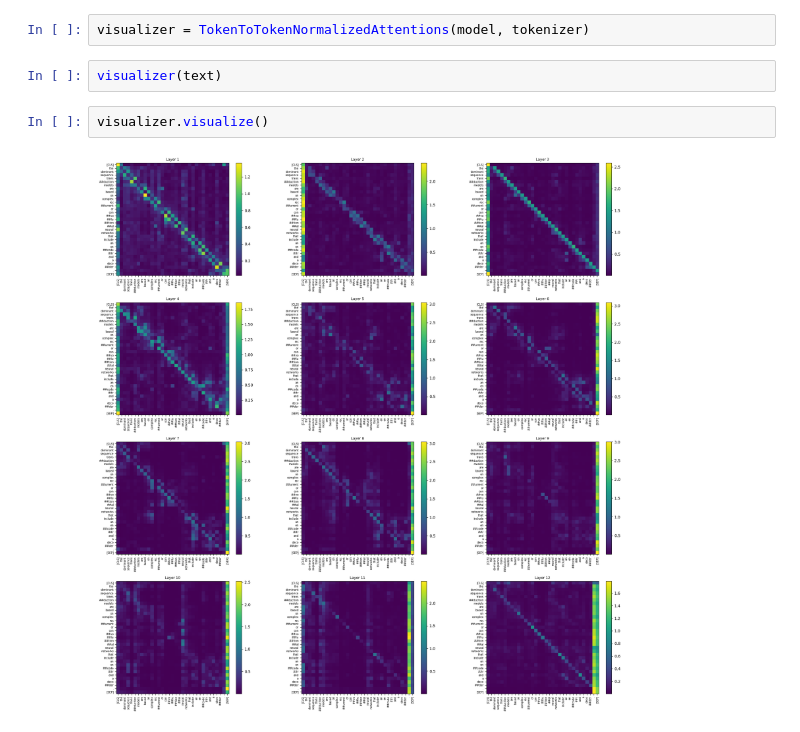
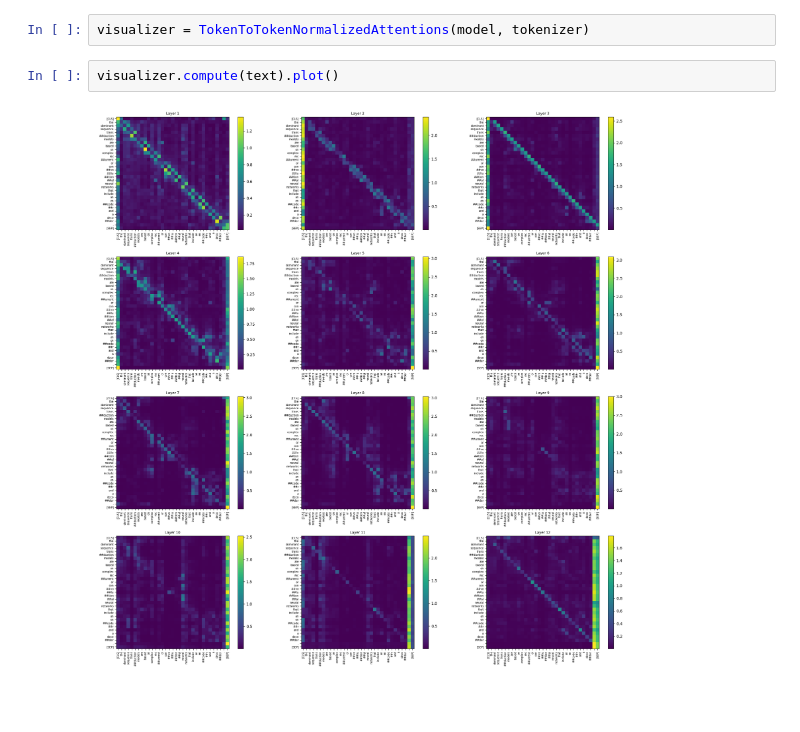
Before and after one commit to VDuchauffour/transformers-visualizer, a Jupyter notebook: examples/example.ipynb, the cells around one changed output. Saved outputs shown, nothing was run; the diff lists cells and outputs as text; blank space fills up the shorter version.

```diff
--- a/examples/example.ipynb
+++ b/examples/example.ipynb
@@ -25,8 +31,6 @@ visualizer.visualize()
 # %%
 visualizer = TokenToTokenNormalizedAttentions(model, tokenizer)
 # %%
-visualizer(text)
+visualizer.compute(text).plot()
+# %% [output]
+[figure, added]
-# %%
-visualizer.visualize()
-# %% [output]
-[figure, removed]
```
Also changed, not shown: parts of 10 cells of this notebook, 16 other files.
